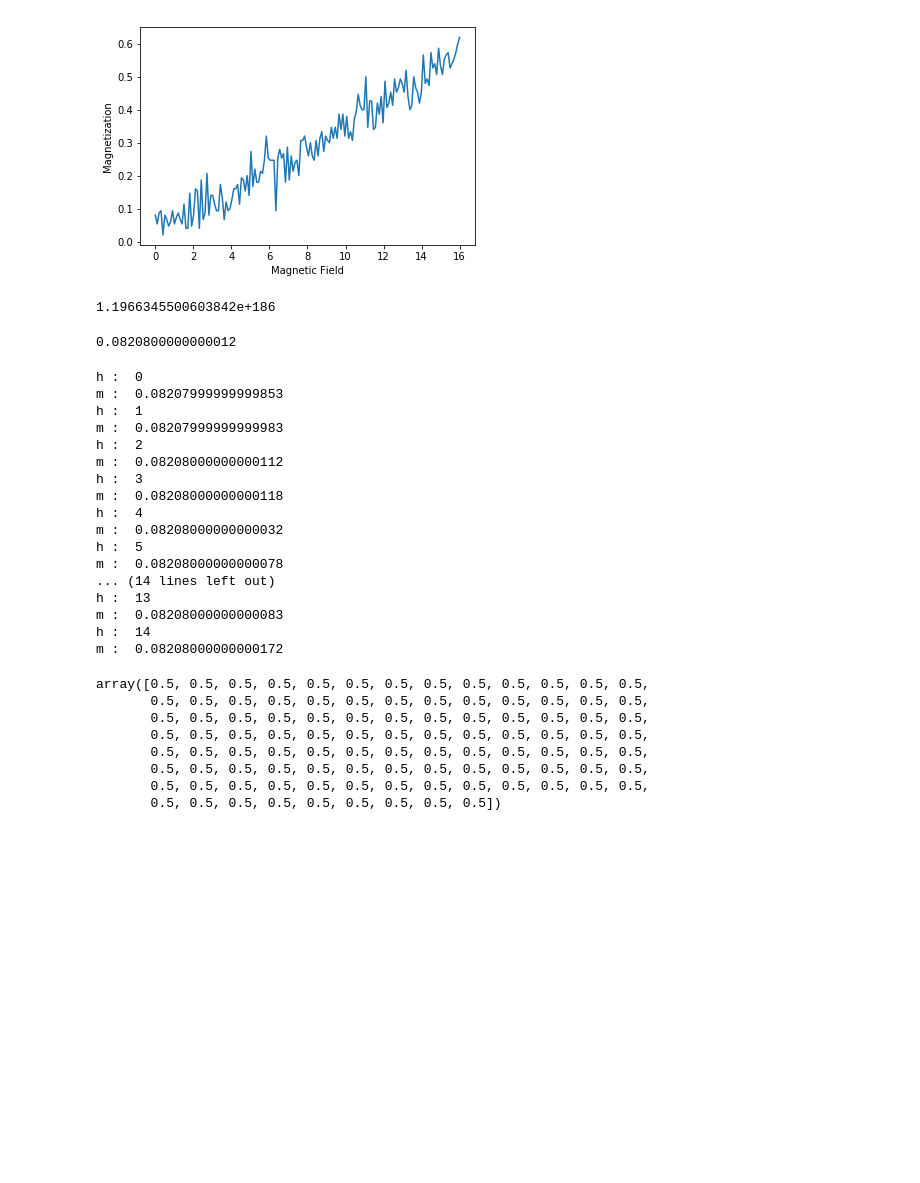
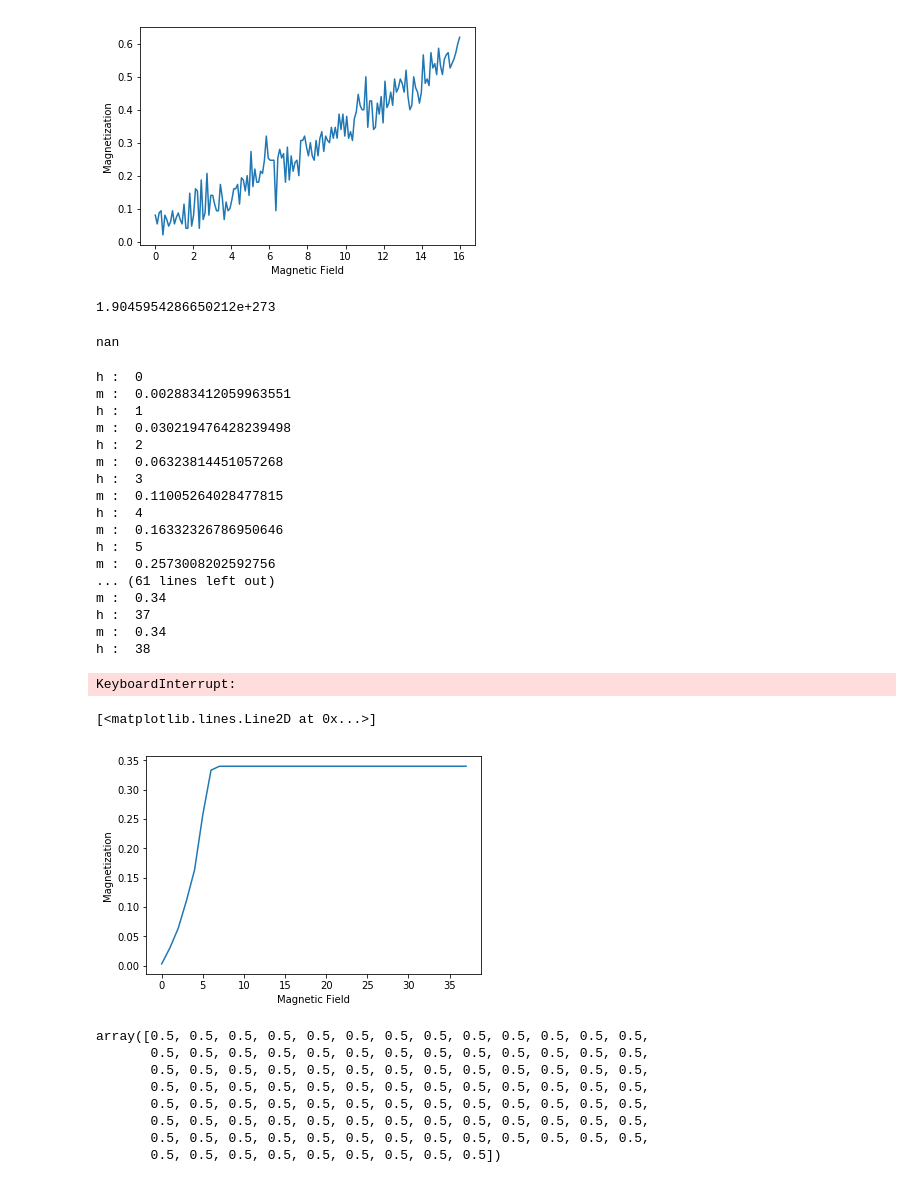
Before and after one commit to pondelion/PhysicsML, a Jupyter notebook: SpinInteractionBaysianEstimation/SpinInteractionBaysianEstimation.ipynb, the cells around one changed output. Cells and saved outputs as stored; diff of their text form; code cells hidden in the pictures; blank space fills up the shorter version.

```diff
--- a/SpinInteractionBaysianEstimation/SpinInteractionBaysianEstimation.ipynb
+++ b/SpinInteractionBaysianEstimation/SpinInteractionBaysianEstimation.ipynb
@@ -447,7 +447,7 @@ T = 0.1
 def partition_func(spin_configurations, interactions, temperature, b, h=0.0):
     z = 0.
     for sc in spin_configurations:
-        energy = spin_hamiltonian(spins, interactions, b, h)
+        energy = spin_hamiltonian(sc, interactions, b, h)
         z += np.exp(-energy/temperature)
     return z
 # %%
@@ -456,7 +456,7 @@ def mean_magnetization(spin_configurations, interactions, temperature, b, h=0.0)
     mean_m = 0.
     for sc in spin_configurations:
         m = abs(sum(sc))/(len(sc)*0.5)
-        energy = spin_hamiltonian(spins, interactions, b, h)
+        energy = spin_hamiltonian(sc, interactions, b, h)
         mean_m += m * np.exp(-energy/temperature)
     return mean_m/z
 # %%
@@ -466,37 +466,46 @@ spin_configurations = [np.random.randint(0, 2, N_SPIN) - 0.5 for _ in range(N_SP
 # %%
 partition_func(spin_configurations, interactions, temperature=T, b=b, h=0.0)
 # %% [output]
-1.1966345500603842e+186
+1.9045954286650212e+273
 # %%
 mean_magnetization(spin_configurations, interactions, temperature=T, b=b, h=30.0)
 # %% [output]
-0.0820800000000012
+nan
 # %%
 h_hist = []
 m_hist = []
-for h in range(15):
+for h in range(100):
     print('h : ', h)
-    print('m : ', mean_magnetization(spin_configurations, interactions, temperature=0.1, b=b, h=h))
+    m = mean_magnetization(spin_configurations, interactions, temperature=1, b=b, h=h)
+    print('m : ', m)
     h_hist.append(h)
-    m_hist.append(sum(m)/len(m))
+    m_hist.append(m)
 # %% [output]
 h :  0
-m :  0.08207999999999853
+m :  0.002883412059963551
 h :  1
-m :  0.08207999999999983
+m :  0.030219476428239498
 h :  2
-m :  0.08208000000000112
+m :  0.06323814451057268
 h :  3
-m :  0.08208000000000118
+m :  0.11005264028477815
 h :  4
-m :  0.08208000000000032
+m :  0.16332326786950646
 h :  5
-m :  0.08208000000000078
-... (14 lines left out)
-h :  13
-m :  0.08208000000000083
-h :  14
-m :  0.08208000000000172
+m :  0.2573008202592756
+... (61 lines left out)
+m :  0.34
+h :  37
+m :  0.34
+h :  38
+KeyboardInterrupt:
+# %%
+plt.xlabel('Magnetic Field')
+plt.ylabel('Magnetization')
+plt.plot(h_hist, m_hist)
+# %% [output]
+[<matplotlib.lines.Line2D at 0x...>]
+[figure, added]
 # %%
 spin_configurations = [np.random.randint(0, 2, N_SPIN) - 0.5 for _ in range(N_SPIN_CONFIGURATIONS)]
 # %%
```
Also changed, not shown: parts of 5 cells of this notebook.
